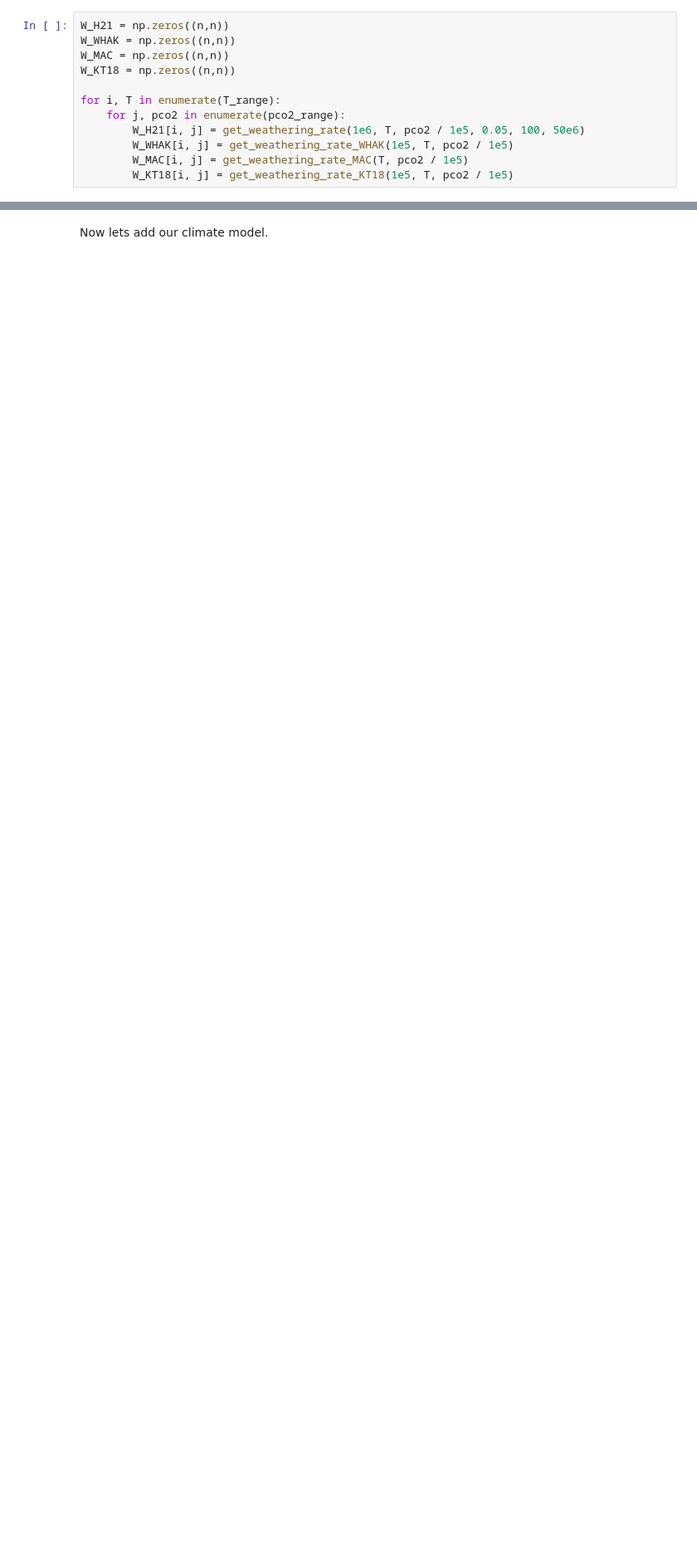
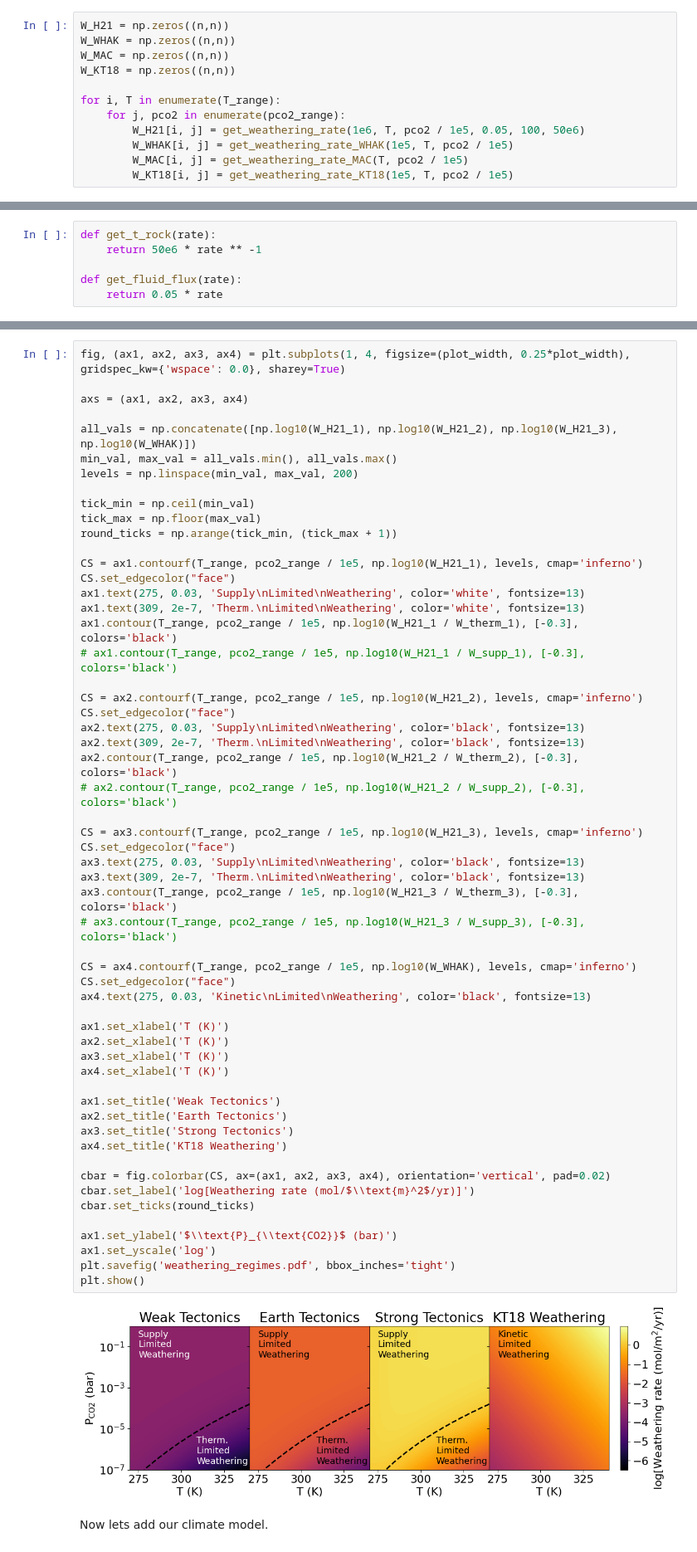
Before and after one commit to astro-pavan/kamino, a Jupyter notebook: notebooks/poster.ipynb, the cells around one changed output, grey strips where cells are left out. Shown at 83% size. Cells and saved outputs as stored; diff of their text form; blank space fills up the shorter version.

```diff
--- a/notebooks/poster.ipynb
+++ b/notebooks/poster.ipynb
@@ -529,0 +562,6 @@ plt.show()
+# %%
+def get_t_rock(rate):
+    return 50e6 * rate ** -1
+
+def get_fluid_flux(rate):
+    return 0.05 * rate
@@ -530,3 +661,61 @@ plt.show()
+# %%
+fig, (ax1, ax2, ax3, ax4) = plt.subplots(1, 4, figsize=(plot_width, 0.25*plot_width), gridspec_kw={'wspace': 0.0}, sharey=True)
+
+axs = (ax1, ax2, ax3, ax4)
+
+all_vals = np.concatenate([np.log10(W_H21_1), np.log10(W_H21_2), np.log10(W_H21_3), np.log10(W_WHAK)])
+min_val, max_val = all_vals.min(), all_vals.max()
+levels = np.linspace(min_val, max_val, 200)
+
+tick_min = np.ceil(min_val)
+tick_max = np.floor(max_val)
+round_ticks = np.arange(tick_min, (tick_max + 1))
+
+CS = ax1.contourf(T_range, pco2_range / 1e5, np.log10(W_H21_1), levels, cmap='inferno')
+CS.set_edgecolor("face")
+ax1.text(275, 0.03, 'Supply\nLimited\nWeathering', color='white', fontsize=13)
+ax1.text(309, 2e-7, 'Therm.\nLimited\nWeathering', color='white', fontsize=13)
+ax1.contour(T_range, pco2_range / 1e5, np.log10(W_H21_1 / W_therm_1), [-0.3], colors='black')
+# ax1.contour(T_range, pco2_range / 1e5, np.log10(W_H21_1 / W_supp_1), [-0.3], colors='black')
+
+CS = ax2.contourf(T_range, pco2_range / 1e5, np.log10(W_H21_2), levels, cmap='inferno')
+CS.set_edgecolor("face")
+ax2.text(275, 0.03, 'Supply\nLimited\nWeathering', color='black', fontsize=13)
+ax2.text(309, 2e-7, 'Therm.\nLimited\nWeathering', color='black', fontsize=13)
+ax2.contour(T_range, pco2_range / 1e5, np.log10(W_H21_2 / W_therm_2), [-0.3], colors='black')
+# ax2.contour(T_range, pco2_range / 1e5, np.log10(W_H21_2 / W_supp_2), [-0.3], colors='black')
+
+CS = ax3.contourf(T_range, pco2_range / 1e5, np.log10(W_H21_3), levels, cmap='inferno')
+CS.set_edgecolor("face")
+ax3.text(275, 0.03, 'Supply\nLimited\nWeathering', color='black', fontsize=13)
+ax3.text(309, 2e-7, 'Therm.\nLimited\nWeathering', color='black', fontsize=13)
+ax3.contour(T_range, pco2_range / 1e5, np.log10(W_H21_3 / W_therm_3), [-0.3], colors='black')
+# ax3.contour(T_range, pco2_range / 1e5, np.log10(W_H21_3 / W_supp_3), [-0.3], colors='black')
+
+CS = ax4.contourf(T_range, pco2_range / 1e5, np.log10(W_WHAK), levels, cmap='inferno')
+CS.set_edgecolor("face")
+ax4.text(275, 0.03, 'Kinetic\nLimited\nWeathering', color='black', fontsize=13)
+
+ax1.set_xlabel('T (K)')
+ax2.set_xlabel('T (K)')
+ax3.set_xlabel('T (K)')
+ax4.set_xlabel('T (K)')
+
+ax1.set_title('Weak Tectonics')
+ax2.set_title('Earth Tectonics')
+ax3.set_title('Strong Tectonics')
+ax4.set_title('KT18 Weathering')
+
+cbar = fig.colorbar(CS, ax=(ax1, ax2, ax3, ax4), orientation='vertical', pad=0.02)
+cbar.set_label('log[Weathering rate (mol/$\\text{m}^2$/yr)]')
+cbar.set_ticks(round_ticks)
+
+ax1.set_ylabel('$\\text{P}_{\\text{CO2}}$ (bar)')
+ax1.set_yscale('log')
+plt.savefig('weathering_regimes.pdf', bbox_inches='tight')
+plt.show()
+# %% [output]
+[figure, added]
 # %% [markdown]
 Now lets add our climate model.
 # %%
```
Also changed, not shown: parts of 15 cells of this notebook, 6 other files.
